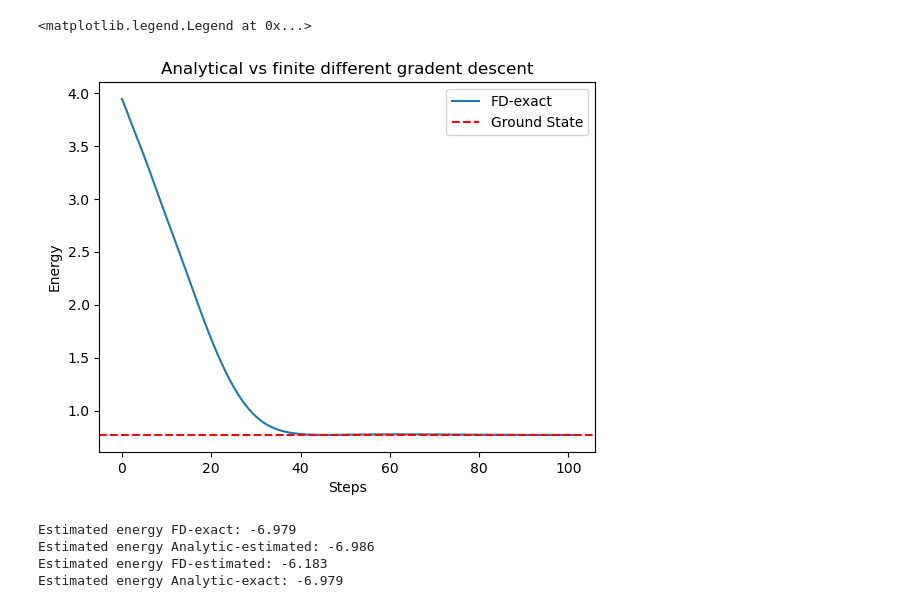
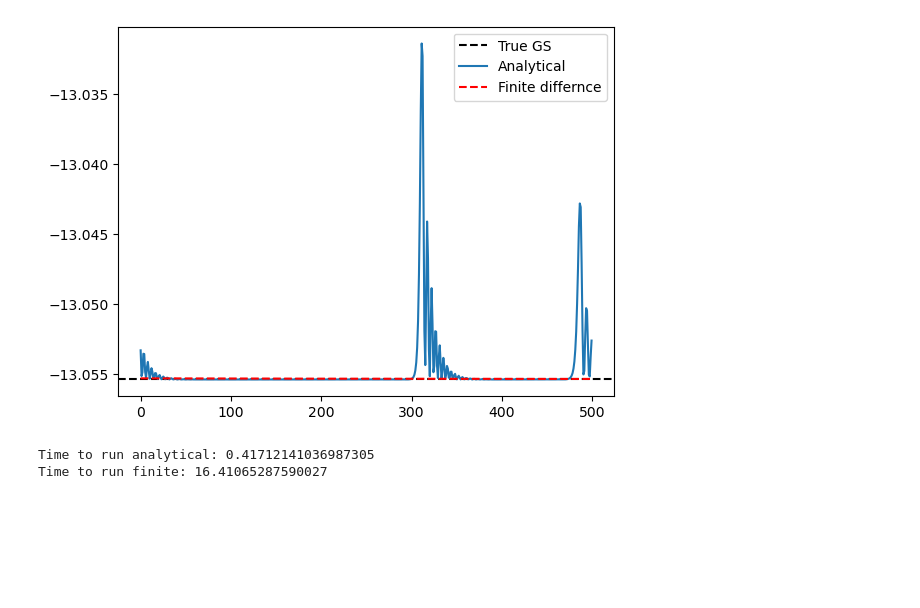
Before and after one commit to Overskott/Neural-quantum-states-from-a-computational-perspective, a Jupyter notebook: notebooks/Gradient comparison.ipynb, the cells around one changed output. Saved outputs shown, nothing was run; the diff lists cells and outputs as text; code cells hidden in the pictures; blank space fills up the shorter version.

```diff
--- a/notebooks/Gradient comparison.ipynb
+++ b/notebooks/Gradient comparison.ipynb
@@ -30,16 +29,7 @@ termination_condition = 1e-5
 # %%
 np.random.seed(seed)
 
-b = utils.random_complex_array(visible_layer_size)  # Visible layer bias
-c = utils.random_complex_array(hidden_layer_size)  # Hidden layer bias
-W = utils.random_complex_matrix(visible_layer_size, hidden_layer_size)  # Visible - hidden weights
-H = utils.random_hamiltonian(2**visible_layer_size)  # Hamiltonian
-#H = np.diag(np.random.randint(-5, 6, 2**visible_layer_size))  # Hamiltonia
-#H = np.diag([-2, 0, 2, -7])  # Hamiltonian
+hamiltonian = RandomHamiltonian(n=visible_size)
 # %%
-walker = mcmc.Walker(steps=walker_steps)
-rbm = RBM(visible_bias=b, hidden_bias=c, weights=W)  # Initializing RBM currently with random configuration and parameters
-model_1 = Model(rbm, walker, H)  # Initializing model with RBM and Hamiltonian
-model_2 = copy.deepcopy(model_1)  # Cloning model to have two copies to train on
-model_3 = copy.deepcopy(model_1)
-model_4 = copy.deepcopy(model_1)
+rbm_analytic = RBM(visible_size=visible_size, hidden_size=hidden_size, hamiltonian=hamiltonian, walker_steps=walker_steps)
+rbm_finite = copy.deepcopy(rbm_analytic)
@@ -52,7 +36,5 @@ Exact ground state energy (target): 0.7692474550377766
 # %%
-# Training models
-fd_plot_exact_list = model_1.gradient_descent(gradient_method='finite_difference', exact_dist=True, n_steps=gradient_steps, learning_rate=learning_rate, termination_condition=termination_condition)
-#analytic_plot_est_list = model_2.gradient_descent(gradient_method='analytical', exact_dist=False, n_steps=gradient_steps, learning_rate=learning_rate, termination_condition=termination_condition)
-#fd_plot_est_list = model_3.gradient_descent(gradient_method='finite_difference', exact_dist=False, n_steps=gradient_steps, learning_rate=learning_rate, termination_condition=termination_condition)
-#analytic_plot_exact_list = model_4.gradient_descent(gradient_method='analytical', exact_dist=True, n_steps=gradient_steps, learning_rate=learning_rate, termination_condition=termination_condition)
+eig,_ = np.linalg.eigh(hamiltonian)
+I_truth = np.min(eig)
+print(f"E_truth: {I_truth}")
 # %% [output]
@@ -75,0 +42,5 @@ Termination condition reached
+# %%
+energy_list_analytical = [it for it in rbm_analytic.train(iter=gradient_steps, lr=0.01, analytical_grad=True)]
+time_analytic = rbm_analytic.train.run_time
+energy_list_finite = [it for it in rbm_finite.train(iter=gradient_steps, lr=0.01, analytical_grad=False)]
+time_finite = rbm_finite.train.run_time
@@ -76,23 +65,16 @@ Termination condition reached
 # %%
-plt.plot(np.real(fd_plot_exact_list), label='FD-exact')
-#plt.plot(np.real(fd_plot_est_list), label='FD-estimated')
-#plt.plot(np.real(analytic_plot_exact_list), label='Analytical-exact')
-#plt.plot(np.real(analytic_plot_est_list), label='Analytical-est')
-plt.axhline(y=min(np.linalg.eigvalsh(H)), color='red', linestyle='--', label='Ground State')
-plt.title('Analytical vs finite different gradent descent')
-plt.xlabel('Steps')
-plt.ylabel('Energy')
-plt.legend()
+plt.axhline(y=I_truth, color='k', linestyle='--')
+plt.plot(energy_list_analytical)
+plt.plot(energy_list_finite, 'r--')
+
+plt.legend(['True GS', 'Analytical', 'Finite differnce'])
+
+plt.show()
 # %% [output]
-<matplotlib.legend.Legend at 0x...>
-[figure, old version]
+[figure, new version]
-# %%
-print(f"Estimated energy FD-exact: {model_1.estimate_energy()}")
-print(f"Estimated energy Analytic-estimated: {model_2.estimate_energy()}")
-print(f"Estimated energy FD-estimated: {model_3.estimate_energy()}")
-print(f"Estimated energy Analytic-exact: {model_4.estimate_energy()}")
-# %% [output]
-Estimated energy FD-exact: -6.979
-Estimated energy Analytic-estimated: -6.986
-Estimated energy FD-estimated: -6.183
-Estimated energy Analytic-exact: -6.979
+# %%
+print(f"Time to run analytical: {time_analytic}")
+print(f"Time to run finite: {time_finite}")
+# %% [output]
+Time to run analytical: 0.41712141036987305
+Time to run finite: 16.41065287590027
```
Also changed, not shown: parts of 5 cells of this notebook, 12 other files.
